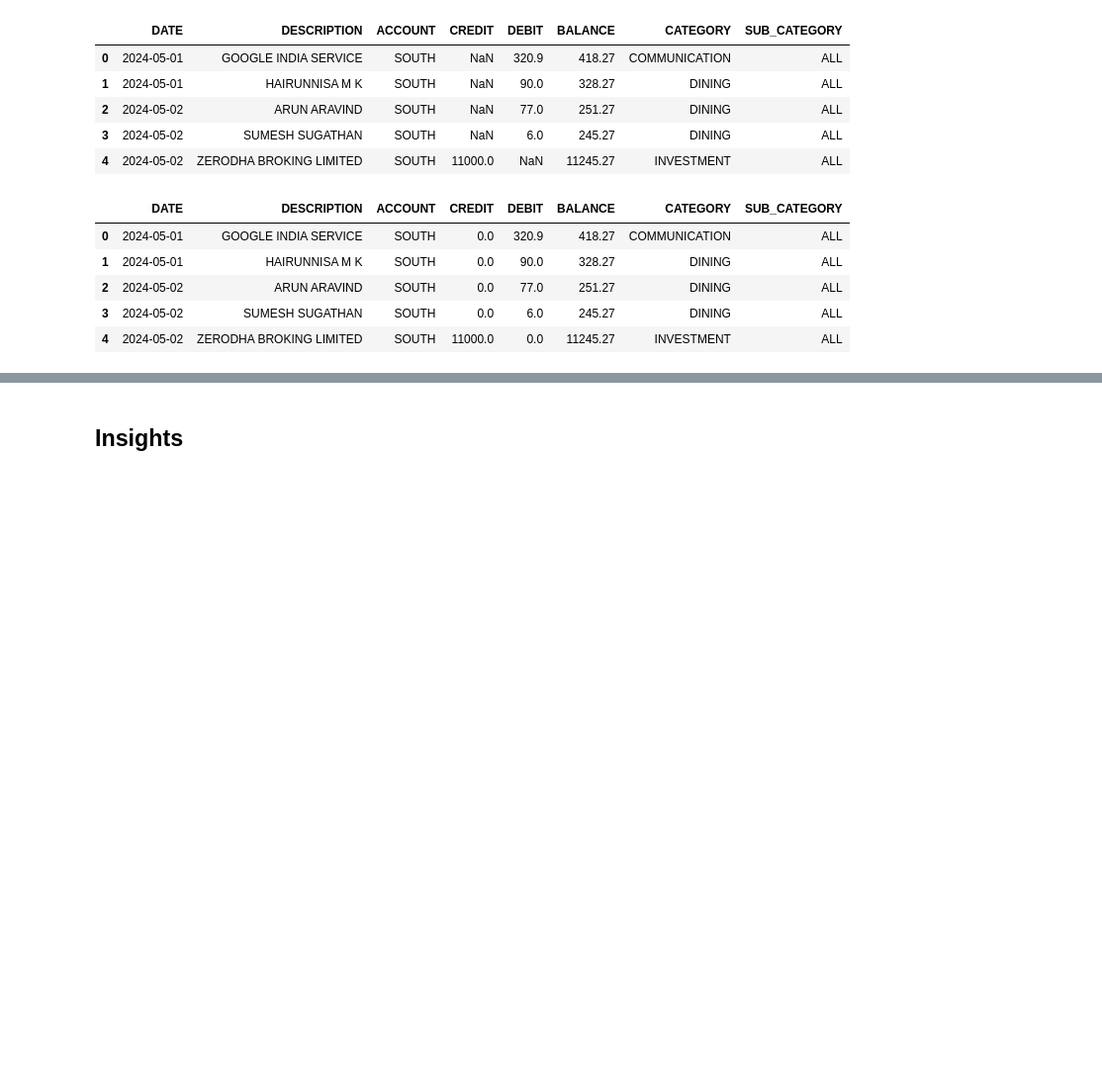
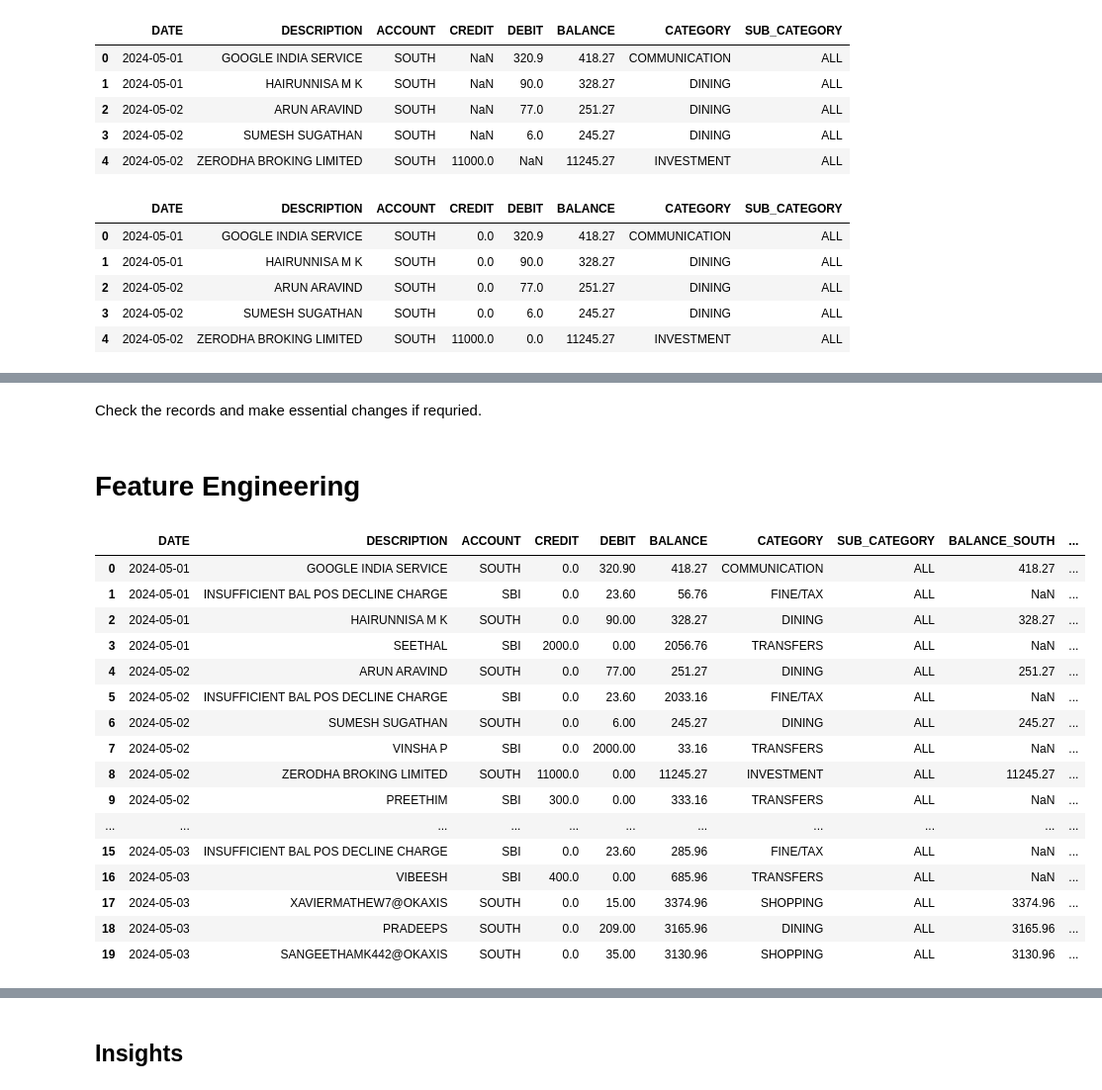
Before and after one commit to vishnuprksh/ai-wallet, a Jupyter notebook: insights.ipynb, the cells around one changed output, grey strips where cells are left out. Shown at 99% size. Saved outputs shown, nothing was run; the diff lists cells and outputs as text; code cells hidden in the pictures; blank space fills up the shorter version.

```diff
--- a/insights.ipynb
+++ b/insights.ipynb
@@ -158,0 +245,31 @@ Name: count, dtype: int64
+# %% [markdown]
+Check the records and make essential changes if requried.
+# %% [markdown]
+# Feature Engineering
+# %%
+df_south = pd.read_csv("records_south_mod.csv")
+df_sbi = pd.read_csv("records_sbi_mod.csv")
+# %%
+df = pd.concat([df_south, df_sbi])
+# %%
+df = df.rename_axis("trans_order").sort_values([ 'DATE', 'trans_order'], ignore_index=True)
+# %%
+df.head(20)
+# %% [output]
+|  | DATE | DESCRIPTION | ACCOUNT | CREDIT | DEBIT | BALANCE | CATEGORY | SUB_CATEGORY | BALANCE_SOUTH | ... |
+| 0 | 2024-05-01 | GOOGLE INDIA SERVICE | SOUTH | 0.0 | 320.90 | 418.27 | COMMUNICATION | ALL | 418.27 | ... |
+| 1 | 2024-05-01 | INSUFFICIENT BAL POS DECLINE CHARGE | SBI | 0.0 | 23.60 | 56.76 | FINE/TAX | ALL | NaN | ... |
+| 2 | 2024-05-01 | HAIRUNNISA M K | SOUTH | 0.0 | 90.00 | 328.27 | DINING | ALL | 328.27 | ... |
+| 3 | 2024-05-01 | SEETHAL | SBI | 2000.0 | 0.00 | 2056.76 | TRANSFERS | ALL | NaN | ... |
+| 4 | 2024-05-02 | ARUN ARAVIND | SOUTH | 0.0 | 77.00 | 251.27 | DINING | ALL | 251.27 | ... |
+| 5 | 2024-05-02 | INSUFFICIENT BAL POS DECLINE CHARGE | SBI | 0.0 | 23.60 | 2033.16 | FINE/TAX | ALL | NaN | ... |
+| 6 | 2024-05-02 | SUMESH SUGATHAN | SOUTH | 0.0 | 6.00 | 245.27 | DINING | ALL | 245.27 | ... |
+| 7 | 2024-05-02 | VINSHA P | SBI | 0.0 | 2000.00 | 33.16 | TRANSFERS | ALL | NaN | ... |
+| 8 | 2024-05-02 | ZERODHA BROKING LIMITED | SOUTH | 11000.0 | 0.00 | 11245.27 | INVESTMENT | ALL | 11245.27 | ... |
+| 9 | 2024-05-02 | PREETHIM | SBI | 300.0 | 0.00 | 333.16 | TRANSFERS | ALL | NaN | ... |
+| ... | ... | ... | ... | ... | ... | ... | ... | ... | ... | ... |
+| 15 | 2024-05-03 | INSUFFICIENT BAL POS DECLINE CHARGE | SBI | 0.0 | 23.60 | 285.96 | FINE/TAX | ALL | NaN | ... |
+| 16 | 2024-05-03 | VIBEESH | SBI | 400.0 | 0.00 | 685.96 | TRANSFERS | ALL | NaN | ... |
+| 17 | 2024-05-03 | XAVIERMATHEW7@OKAXIS | SOUTH | 0.0 | 15.00 | 3374.96 | SHOPPING | ALL | 3374.96 | ... |
+| 18 | 2024-05-03 | PRADEEPS | SOUTH | 0.0 | 209.00 | 3165.96 | DINING | ALL | 3165.96 | ... |
+| 19 | 2024-05-03 | SANGEETHAMK442@OKAXIS | SOUTH | 0.0 | 35.00 | 3130.96 | SHOPPING | ALL | 3130.96 | ... |
```
Also changed, not shown: parts of 42 cells of this notebook, 6 other files.
